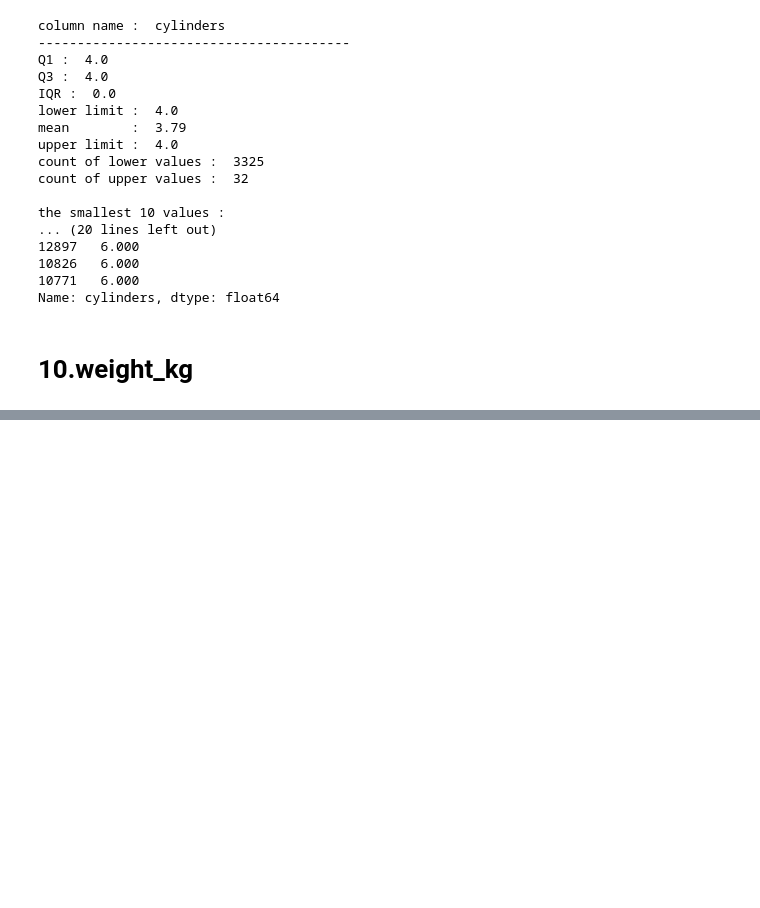
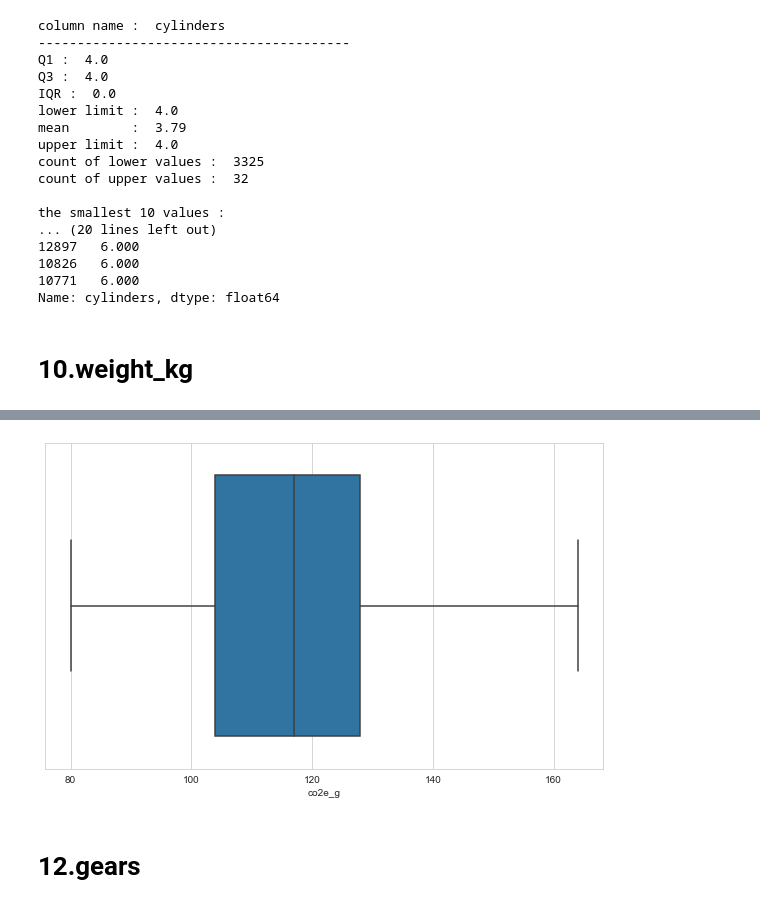
Before and after one commit to ustab/SOURCE, a Jupyter notebook: Expolatory Data Analysis(EDA) Capstone Project-Scout Car/Capstone Project-(Handling With Outliers).ipynb, the cells around one changed output, grey strips where cells are left out. Cells and saved outputs as stored; diff of their text form; code cells hidden in the pictures; blank space fills up the shorter version.

```diff
--- a/Expolatory Data Analysis(EDA) Capstone Project-Scout Car/Capstone Project-(Handling With Outliers).ipynb
+++ b/Expolatory Data Analysis(EDA) Capstone Project-Scout Car/Capstone Project-(Handling With Outliers).ipynb
@@ -634,0 +729,3 @@ Name: cylinders, dtype: float64
+# %%
+table_win = winsorize(df.co2e_g, (a,b))
+table_win
@@ -634,0 +736,3 @@ Name: cylinders, dtype: float64
+# %%
+table_win_ser = pd.Series(table_win)
+table_win_ser
@@ -634,0 +752,8 @@ Name: cylinders, dtype: float64
+# %%
+df.co2e_g = table_win_ser
+# %%
+sns.boxplot(df.co2e_g);
+# %% [output]
+[figure, added]
+# %% [markdown]
+# **12.gears**
```
Also changed, not shown: parts of 16 cells of this notebook.
